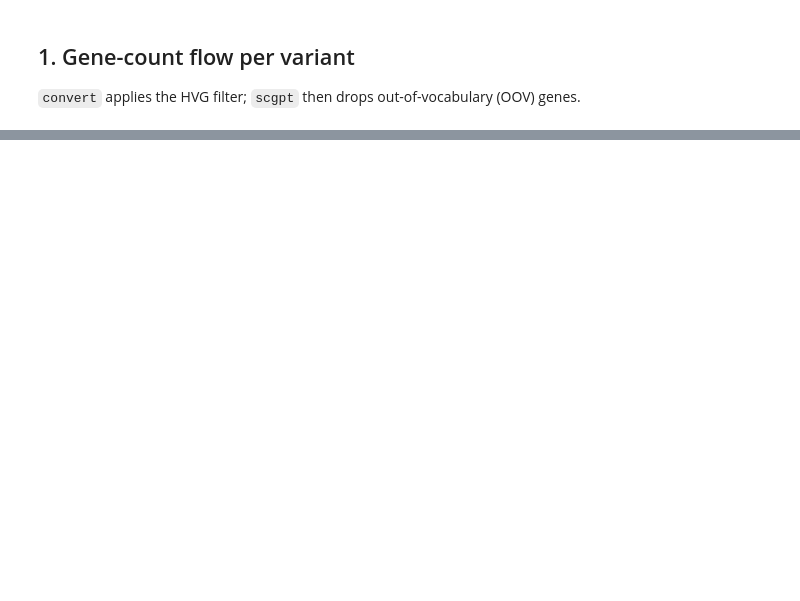
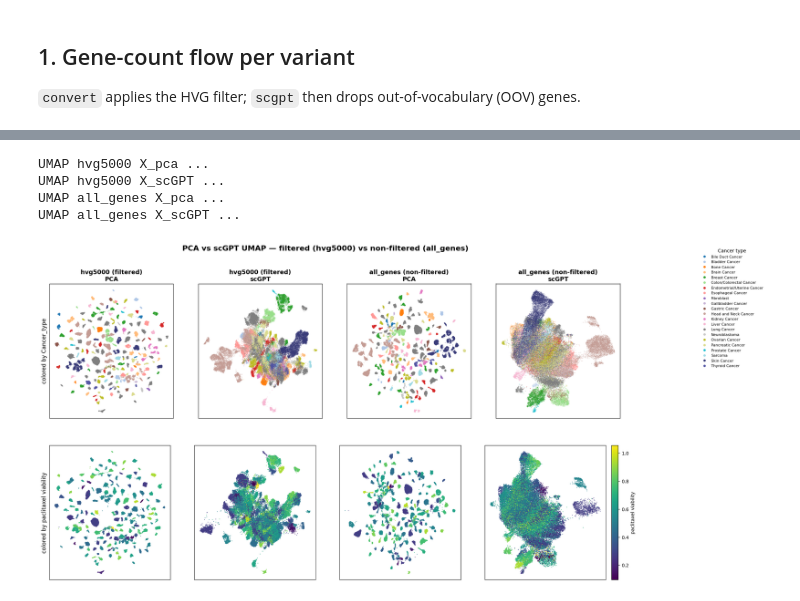
Before and after one commit to Sisistern123/OncoTox, a Jupyter notebook: notebooks/verify_variants.ipynb, the cells around one changed output, grey strips where cells are left out. Cells and saved outputs as stored; diff of their text form; code cells hidden in the pictures; blank space fills up the shorter version.

```diff
--- a/notebooks/verify_variants.ipynb
+++ b/notebooks/verify_variants.ipynb
@@ -69,5 +72,5 @@ the cells must be in the same order in both. This must print `True` for every va
 # %%
 for v in VARIANTS:
-    a = load(v, 'convert'); b = load(v, 'embeddings'); c = load(v, 'targets')
+    a, b, c = load(v, 'convert'), load(v, 'embeddings'), load(v, 'targets')
     ok = np.array_equal(a.obs_names, b.obs_names) and np.array_equal(b.obs_names, c.obs_names)
     print(f'{v}: convert == embeddings == targets cell order -> {ok}  (n_cells = {c.n_obs})')
@@ -139,0 +140,50 @@ plt.tight_layout(); plt.show()
+# %%
+PANELS = [
+    ('hvg5000', 'X_pca',   'hvg5000 (filtered)\nPCA'),
+    ('hvg5000', 'X_scGPT', 'hvg5000 (filtered)\nscGPT'),
+    ('all_genes', 'X_pca',   'all_genes (non-filtered)\nPCA'),
+    ('all_genes', 'X_scGPT', 'all_genes (non-filtered)\nscGPT'),
+]
+adatas = {v: load(v, 'targets', backed=None) for v in VARIANTS}
+umaps = {}
+for variant, rep, _ in PANELS:
+    print('UMAP', variant, rep, '...')
+    ad = adatas[variant]
+    nk = f'nn_{rep}'
+    sc.pp.neighbors(ad, use_rep=rep, random_state=SEED, key_added=nk)
+    sc.tl.umap(ad, random_state=SEED, neighbors_key=nk)
+    umaps[(variant, rep)] = ad.obsm['X_umap'].copy()
+# %% [output]
+UMAP hvg5000 X_pca ...
+UMAP hvg5000 X_scGPT ...
+UMAP all_genes X_pca ...
+UMAP all_genes X_scGPT ...
+# %%
+ref = adatas['hvg5000']
+cancer = ref.obs['Cancer_type'].astype('category')
+cats = list(cancer.cat.categories)
+via = pd.to_numeric(ref.obs['viability_paclitaxel'], errors='coerce').to_numpy()
+palette = list(plt.get_cmap('tab20').colors) + list(plt.get_cmap('tab20b').colors)
+colors = {c: palette[i % len(palette)] for i, c in enumerate(cats)}
+
+fig, axes = plt.subplots(2, 4, figsize=(22, 11.5))
+sca = None
+for j, (variant, rep, label) in enumerate(PANELS):
+    U = umaps[(variant, rep)]
+    ax = axes[0, j]
+    for c in cats:
+        m = cancer.values == c
+        ax.scatter(U[m, 0], U[m, 1], s=2, alpha=0.5, color=colors[c], linewidths=0)
+    ax.set_title(label, fontsize=13, fontweight='bold'); ax.set_xticks([]); ax.set_yticks([])
+    ax = axes[1, j]
+    sca = ax.scatter(U[:, 0], U[:, 1], s=2, c=via, cmap='viridis', linewidths=0)
+    ax.set_xticks([]); ax.set_yticks([])
+axes[0, 0].set_ylabel('colored by Cancer_type', fontsize=12)
+axes[1, 0].set_ylabel('colored by paclitaxel viability', fontsize=12)
+handles = [plt.Line2D([0], [0], marker='o', color='w', markerfacecolor=colors[c], markersize=6, label=c) for c in cats]
+fig.legend(handles=handles, loc='upper left', bbox_to_anchor=(1.005, 0.98), fontsize=8, title='Cancer type', frameon=False)
+fig.colorbar(sca, ax=list(axes[1, :]), fraction=0.015, pad=0.01, label='paclitaxel viability')
+fig.suptitle('PCA vs scGPT UMAP — filtered (hvg5000) vs non-filtered (all_genes)', fontsize=16, fontweight='bold')
+plt.show()
+# %% [output]
+[figure, added]
```
Also changed, not shown: parts of 17 cells of this notebook, 7 other files.
